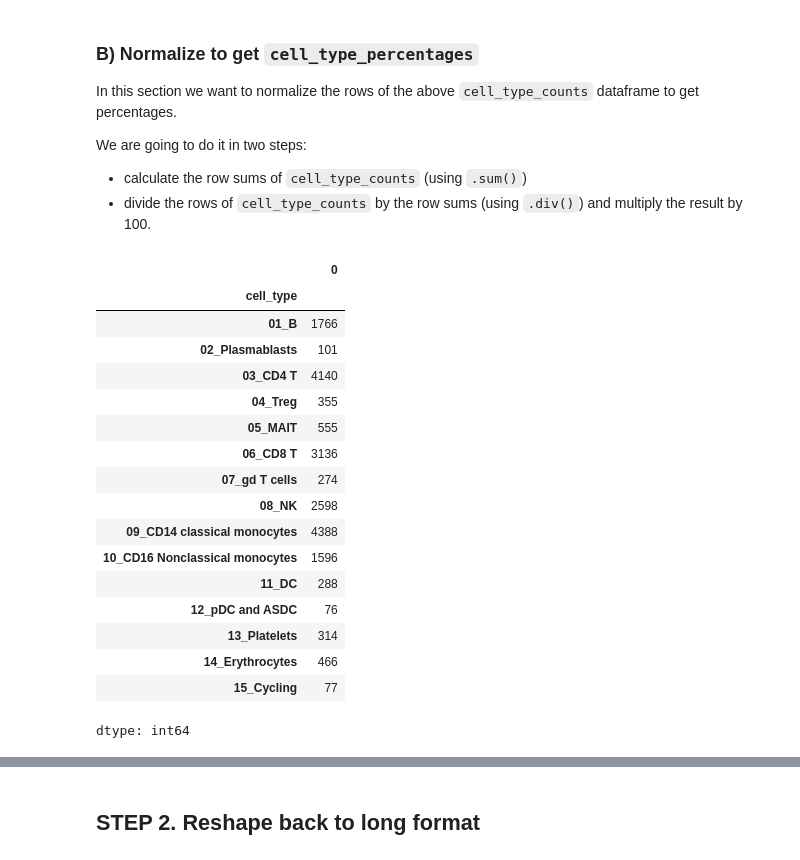
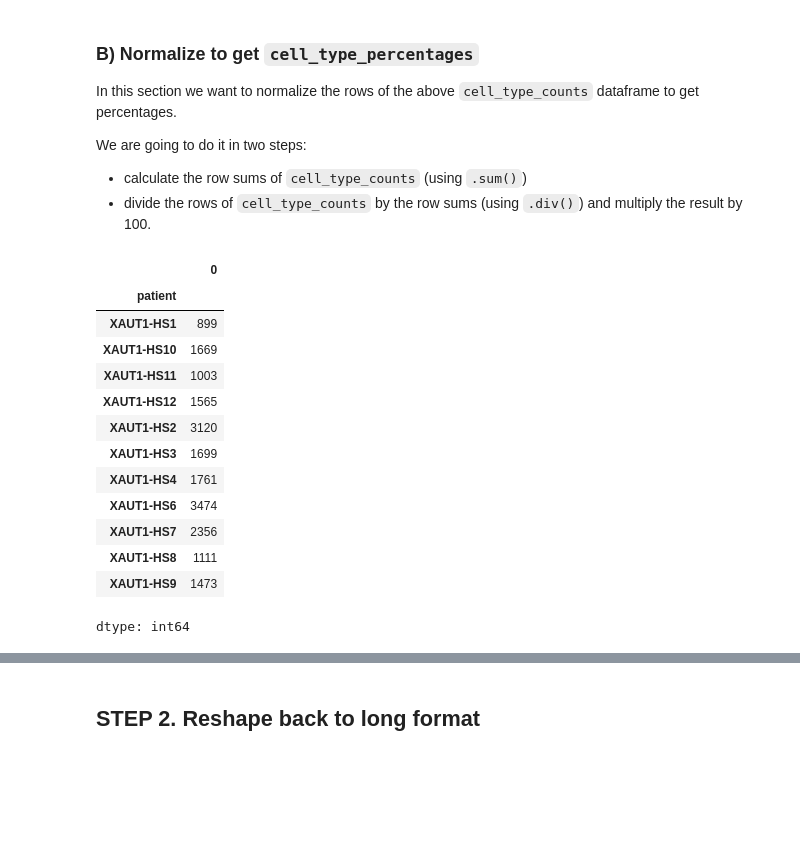
Before and after one commit to jesskeane262/JKeane_225A, a Jupyter notebook: JK_Copy_of_bms225a_ds_workshop2_student_notebook_2026.ipynb, the cells around one changed output, grey strips where cells are left out. Drawn from its saved outputs; the diff is of its cells as text; code cells hidden in the pictures; blank space fills up the shorter version.

```diff
--- a/JK_Copy_of_bms225a_ds_workshop2_student_notebook_2026.ipynb
+++ b/JK_Copy_of_bms225a_ds_workshop2_student_notebook_2026.ipynb
@@ -362,33 +376,29 @@ cell_type_counts.sum?
 # %%
 ### [🔺] use the .sum() function to get the total patient counts (sum over all cell types)
 ### lets name the result total_patient_counts
 
 #############################################
 
 
-total_patient_counts = cell_type_counts.sum()
+total_patient_counts = cell_type_counts.sum(axis=1)
 
 total_patient_counts
 
 #############################################
 # %% [output]
 |  | 0 |
-| cell_type |  |
-| 01_B | 1766 |
-| 02_Plasmablasts | 101 |
-| 03_CD4 T | 4140 |
-| 04_Treg | 355 |
-| 05_MAIT | 555 |
-| 06_CD8 T | 3136 |
-| 07_gd T cells | 274 |
-| 08_NK | 2598 |
-| 09_CD14 classical monocytes | 4388 |
-| 10_CD16 Nonclassical monocytes | 1596 |
-| 11_DC | 288 |
-| 12_pDC and ASDC | 76 |
-| 13_Platelets | 314 |
-| 14_Erythrocytes | 466 |
-| 15_Cycling | 77 |
+| patient |  |
+| XAUT1-HS1 | 899 |
+| XAUT1-HS10 | 1669 |
+| XAUT1-HS11 | 1003 |
+| XAUT1-HS12 | 1565 |
+| XAUT1-HS2 | 3120 |
+| XAUT1-HS3 | 1699 |
+| XAUT1-HS4 | 1761 |
+| XAUT1-HS6 | 3474 |
+| XAUT1-HS7 | 2356 |
+| XAUT1-HS8 | 1111 |
+| XAUT1-HS9 | 1473 |
 dtype: int64
 # %%
 ### [🔺] use .div() to divide each row of the cell_type_counts by its row sums (total_patient_counts).
```
Also changed, not shown: parts of 11 cells of this notebook.
